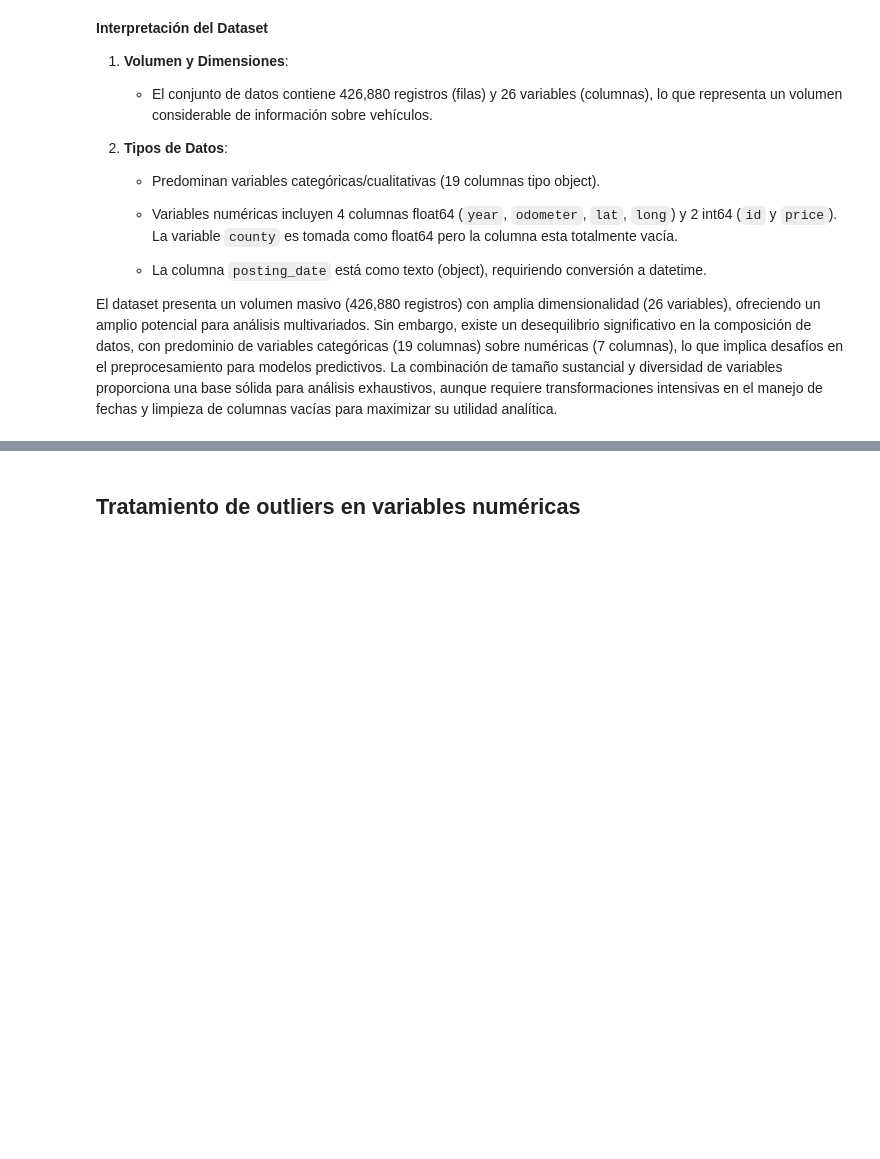
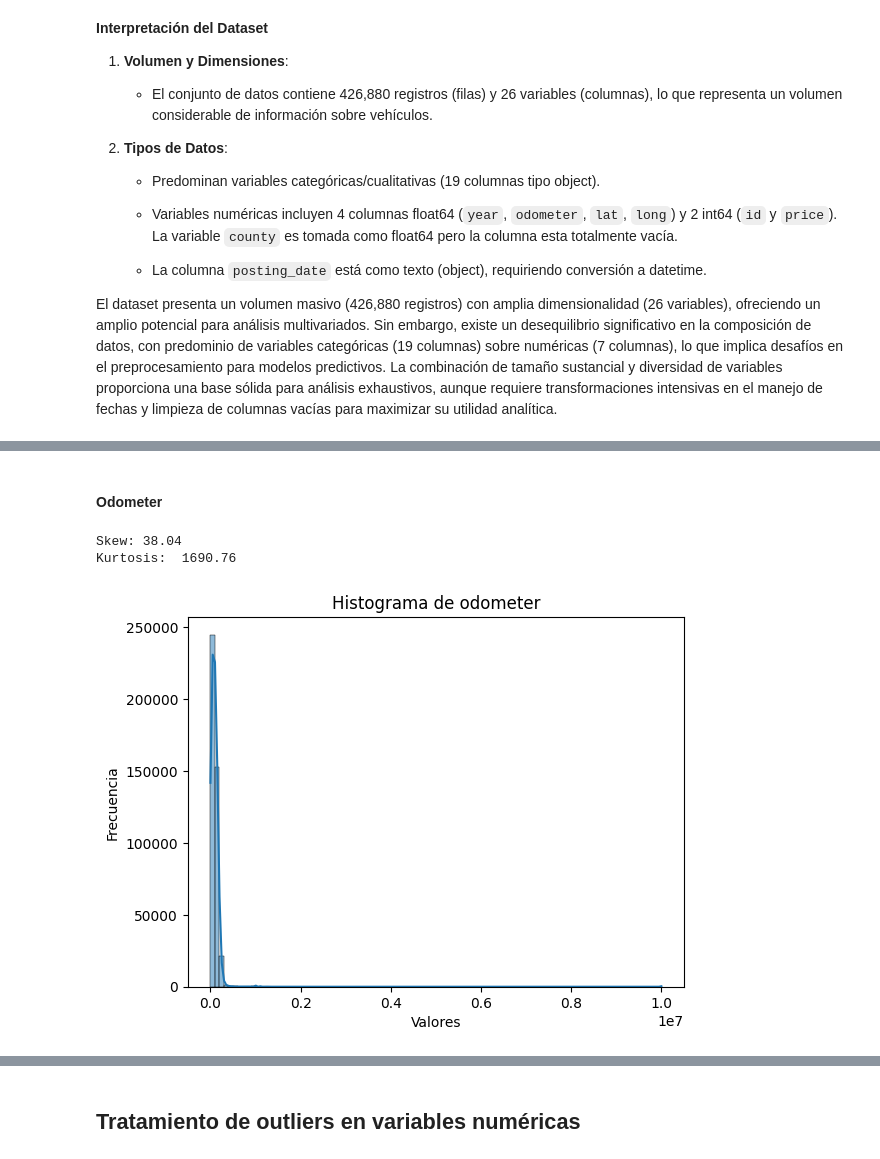
Before and after one commit to cristianclc/modelos_ridge_lasso_logistic, a Jupyter notebook: _sources/miniproject.ipynb, the cells around one changed output, grey strips where cells are left out. Saved outputs shown, nothing was run; the diff lists cells and outputs as text; code cells hidden in the pictures; blank space fills up the shorter version.

```diff
--- a/_sources/miniproject.ipynb
+++ b/_sources/miniproject.ipynb
@@ -95,0 +114,14 @@ El dataset presenta un volumen masivo (426,880 registros) con amplia dimensional
+# %% [markdown]
+#### Odometer
+# %%
+print('Skew:', round(df['odometer'].skew(), 2))
+print('Kurtosis: ', round(df['odometer'].kurtosis(), 2))
+sns.histplot(df['odometer'], kde=True, bins = 100)
+plt.title(f'Histograma de odometer')
+plt.xlabel('Valores')
+plt.ylabel('Frecuencia')
+plt.show()
+# %% [output]
+Skew: 38.04
+Kurtosis:  1690.76
+[figure, added]
```
Also changed, not shown: parts of 37 cells of this notebook, 19 other files.
